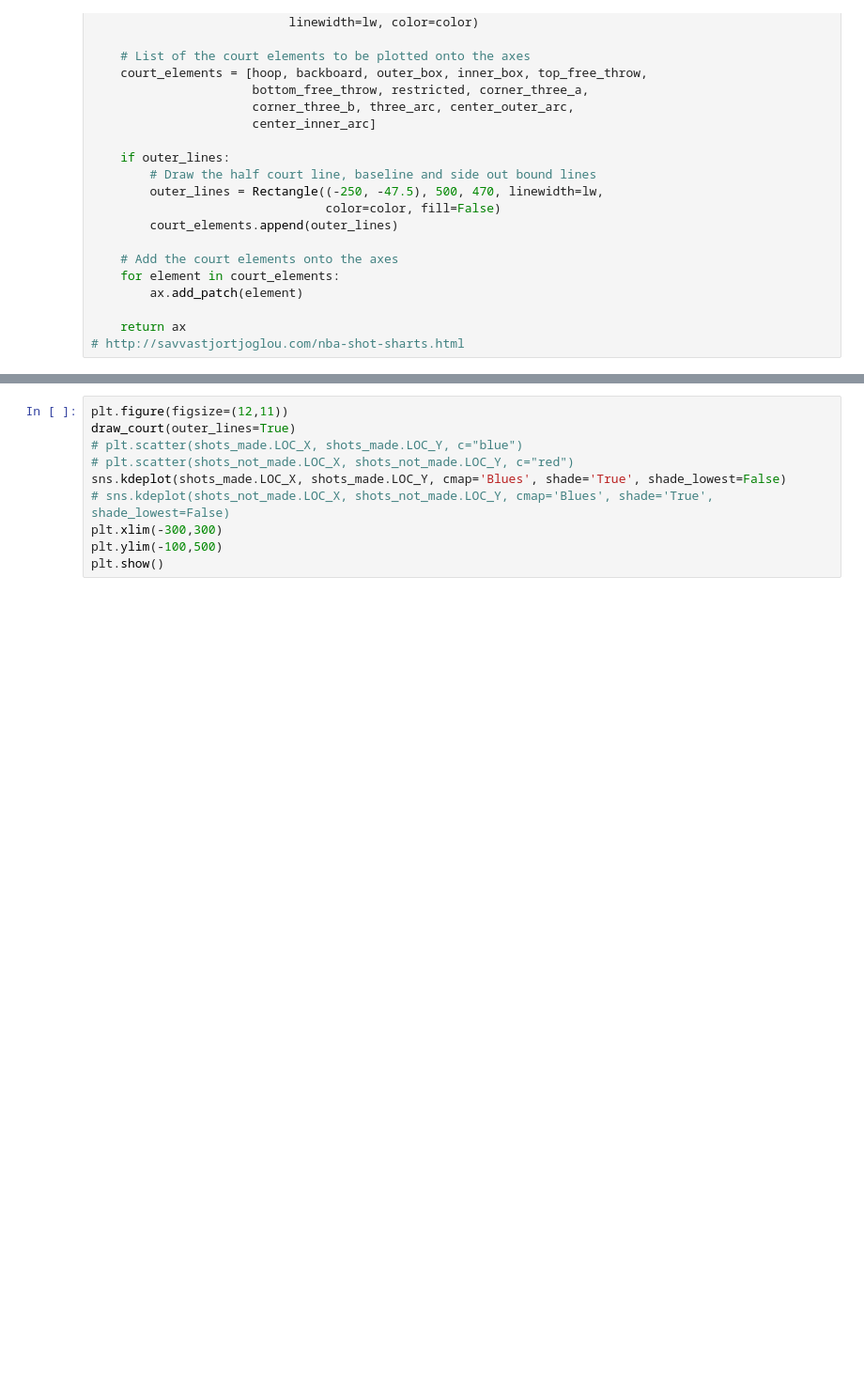
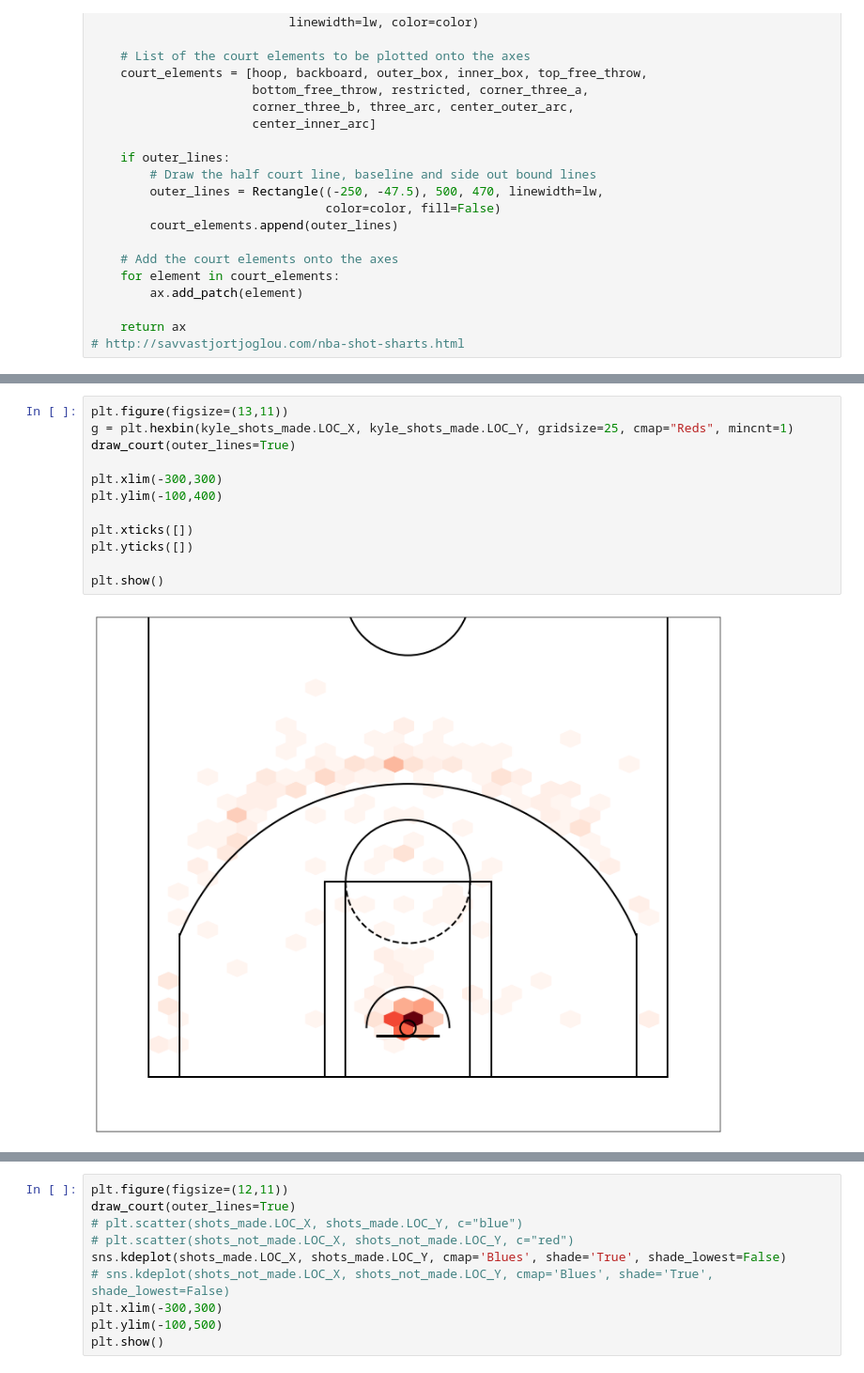
Before and after one commit to praneetheus/NBA_analysis, a Jupyter notebook: Raps_2019_shotchart_and_clutchness.ipynb, the cells around one changed output, grey strips where cells are left out. Shown at 94% size. Cells and saved outputs as stored; diff of their text form; blank space fills up the shorter version.

```diff
--- a/Raps_2019_shotchart_and_clutchness.ipynb
+++ b/Raps_2019_shotchart_and_clutchness.ipynb
@@ -193,3 +203,17 @@ plt.ylim(-100,500)
 plt.show()
 # %% [output]
 [figure]
+# %%
+plt.figure(figsize=(13,11))
+g = plt.hexbin(kyle_shots_made.LOC_X, kyle_shots_made.LOC_Y, gridsize=25, cmap="Reds", mincnt=1)
+draw_court(outer_lines=True)
+
+plt.xlim(-300,300)
+plt.ylim(-100,400)
+
+plt.xticks([])
+plt.yticks([])
+
+plt.show()
+# %% [output]
+[figure, added]
```
Also changed, not shown: parts of 7 cells of this notebook.
